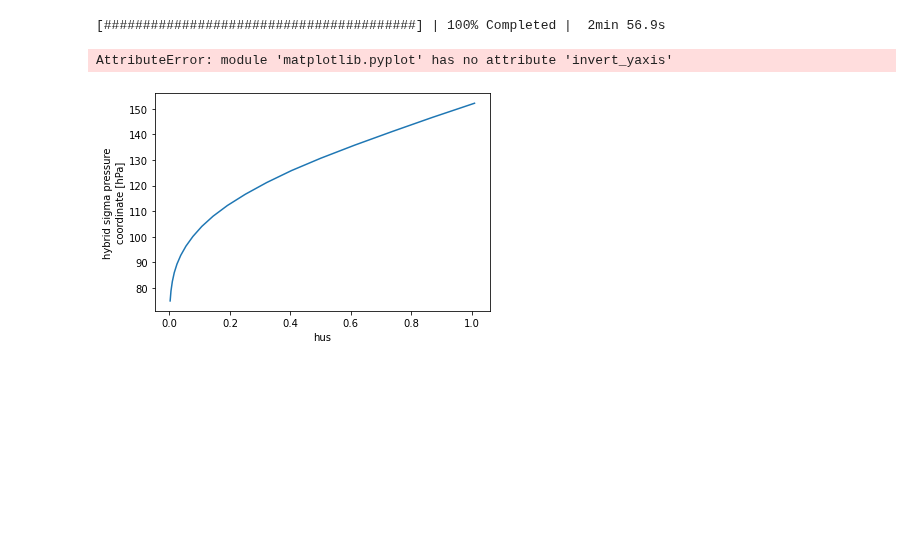
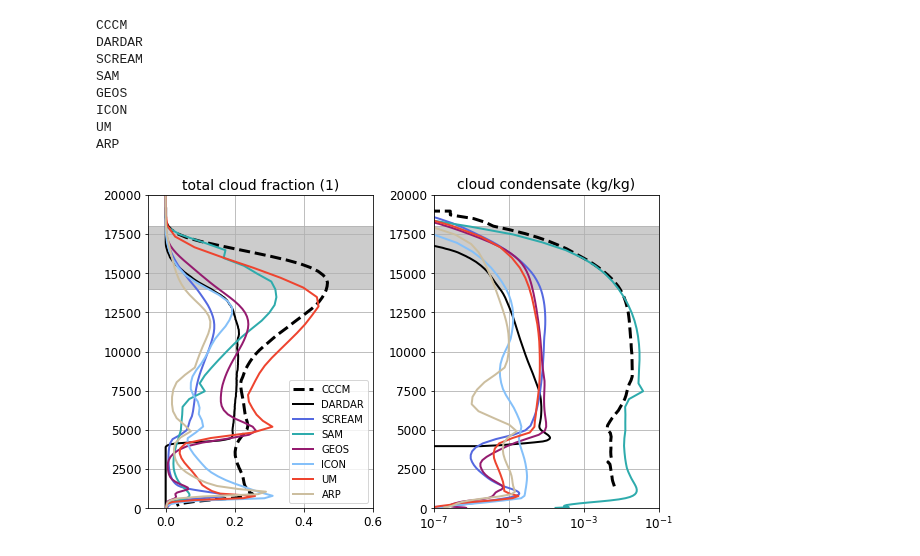
Before and after one commit to smturbev/dyamond2, a Jupyter notebook: python_scripts/vert_profiles.ipynb, the cells around one changed output. Cells and saved outputs as stored; diff of their text form; code cells hidden in the pictures; blank space fills up the shorter version.

```diff
--- a/python_scripts/vert_profiles.ipynb
+++ b/python_scripts/vert_profiles.ipynb
@@ -106,12 +105,0 @@ um_iwc = xr.open_dataset(ap.get_fldmean_file("UM","TWP","iwc")).pfull.mean(axis=
-# %%
-m="SCREAM"
-plt.plot((cli_dict[m])[:-1], z_sc, color=colors[m])
-plt.plot((sc_iwc)[:-1], z_sc, color=colors[m], marker=".", label=m)
-m="UM"
-plt.plot((cli_dict[m])[:-1], z_um, color=colors[m])
-plt.plot((um_iwc)[:-1], z_um, color=colors[m], marker=".", label=m)
-
-plt.plot((cli_dict["DARDAR"])[:335]/1000, z_dict["DARDAR"][:335], color=colors["OBS"], label="DARDAR")
-plt.plot(cli_dict["CCCM"]/1000, (z_dict["CCCM"]*1000), color=colors["OBS"], label="CCCM", linestyle="--")
-plt.ylim([0,20000])
-plt.show()
@@ -554,9 +109,0 @@ dsmean = ds.mean(dim=["time","lat","lon"])
-# %%
-dsmean.plot(y="lev")
-plt.invert_yaxis()
-plt.xscale("log")
-plt.show()
-# %% [output]
-[########################################] | 100% Completed |  2min 56.9s
-AttributeError: module 'matplotlib.pyplot' has no attribute 'invert_yaxis'
-[figure, removed]
@@ -562,0 +118,58 @@ AttributeError: module 'matplotlib.pyplot' has no attribute 'invert_yaxis'
+# %%
+fig, [ax, axt] = plt.subplots(1,2, figsize=(8,5), constrained_layout=True)
+emph="CCCM" # specific which model to emphasize by making the line thicker
+
+#### plot each model ####
+for i,m in enumerate(models):
+    print(m)
+    if (m=="CCCM") or (m=="DARDAR"):
+        mc = "OBS"
+    else:
+        mc=m
+    if emph==m:
+        ls = "--"
+        lw = 3
+    else:
+        ls = "-"
+        lw = 2
+    ax.plot(cl_dict[m], z_dict[m], color=colors[mc], label=m, linestyle=ls, lw=lw)
+    axt.plot(cltotal_dict[m], z_dict[m], color=colors[mc], linestyle=ls, lw=lw)
+
+    ## Add in freezing level
+    # i_frz = np.argmin(abs(ta_dict[m].values-273))
+    # ax.scatter(cl_dict[m][i_frz], z_dict[i_frz], color=colors[mc], alpha=0.6, marker="s")
+    # axt.scatter(cltotal_dict[m][i_frz], z_dict[i_frz], color=colors[mc], alpha=0.6, marker="s")
+
+## add in the TTL as a shaded region, title, and grid lines
+ax.fill_between([-0.1,0.6],14000,18000,color="k",alpha=0.2)
+ax.set_title("total cloud fraction (1)", fontsize=14)
+ax.grid()
+axt.fill_between([-1,0.6],14000,18000,color="k",alpha=0.2)
+axt.set_title("cloud condensate (kg/kg)", fontsize=14)
+axt.grid()
+
+# set axis properties
+ax.set_xlim([-0.05,0.6])
+ax.set_ylim([0,20000])
+ax.tick_params(labelsize=12)
+axt.set_xlim([1e-7,1e-1])
+axt.set_xscale("log")
+axt.set_ylim([0, 20000])
+axt.tick_params(labelsize=12)
+
+ax.legend(loc="lower right")
+
+# save figure
+plt.savefig("../plots/TWP/TWP_3D_cl_cltotal.png", dpi=120)
+
+plt.show()
+# %% [output]
+CCCM
+DARDAR
+SCREAM
+SAM
+GEOS
+ICON
+UM
+ARP
+[figure, added]
```
Also changed, not shown: parts of 22 cells of this notebook, 6 other files.
